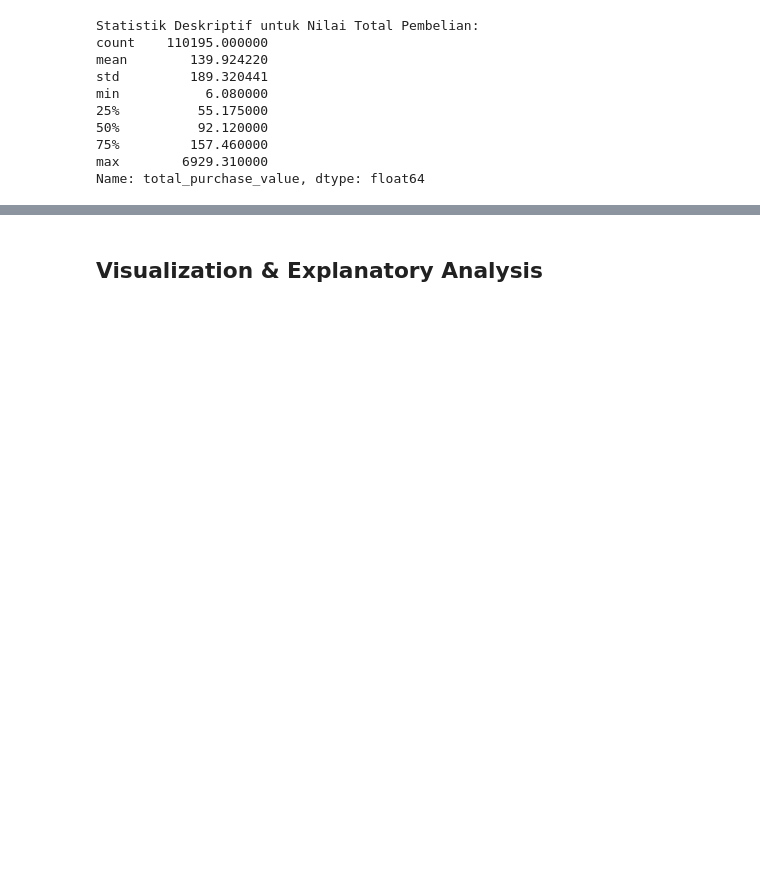
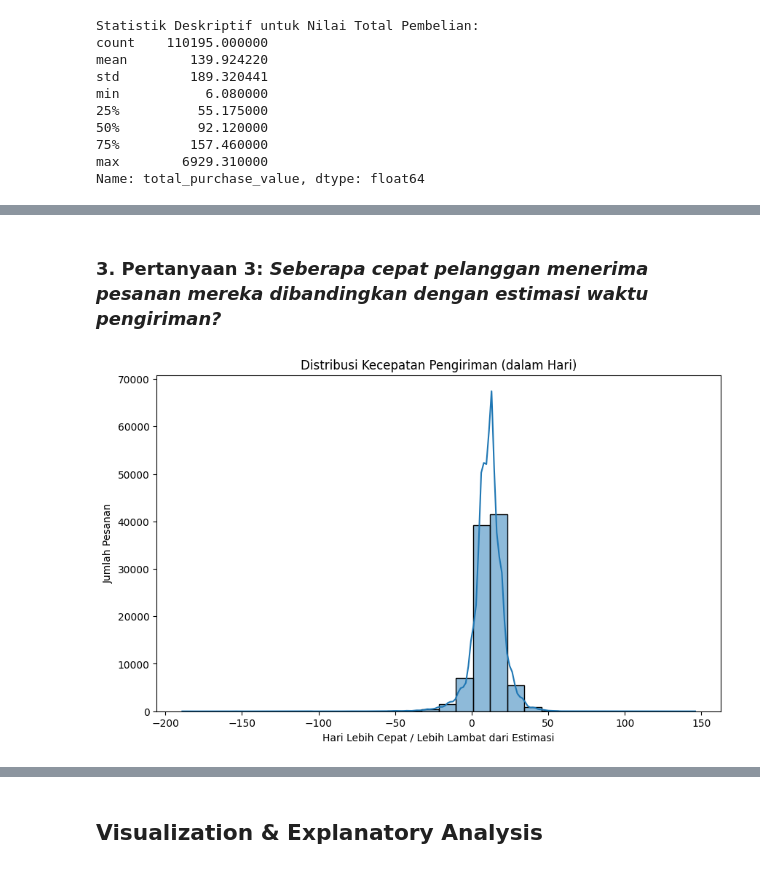
Before and after one commit to LatiefDataVisionary/data-analysis-dicoding-projects, a Jupyter notebook: Proyek_Analisis_Data.ipynb, the cells around one changed output, grey strips where cells are left out. Drawn from its saved outputs; the diff is of its cells as text; code cells hidden in the pictures; blank space fills up the shorter version.

```diff
--- a/Proyek_Analisis_Data.ipynb
+++ b/Proyek_Analisis_Data.ipynb
@@ -369,0 +485,19 @@ print(correlation)
+# %% [markdown]
+### **3. Pertanyaan 3:** *Seberapa cepat pelanggan menerima pesanan mereka dibandingkan dengan estimasi waktu pengiriman?*
+# %%
+# Pastikan kolom tanggal dalam format datetime
+orders_data['order_estimated_delivery_date'] = pd.to_datetime(orders_data['order_estimated_delivery_date'])
+orders_data['order_delivered_customer_date'] = pd.to_datetime(orders_data['order_delivered_customer_date'])
+
+# Hitung perbedaan hari antara tanggal pengiriman estimasi dan tanggal pengiriman aktual
+orders_data['delivery_difference'] = (orders_data['order_estimated_delivery_date'] - orders_data['order_delivered_customer_date']).dt.days
+# %%
+# Visualisasi distribusi perbedaan waktu pengiriman
+plt.figure(figsize=(10, 6))
+sns.histplot(orders_data['delivery_difference'], bins=30, kde=True)
+plt.title('Distribusi Kecepatan Pengiriman (dalam Hari)')
+plt.xlabel('Hari Lebih Cepat / Lebih Lambat dari Estimasi')
+plt.ylabel('Jumlah Pesanan')
+plt.show()
+# %% [output]
+[figure, added]
```
Also changed, not shown: parts of 18 cells of this notebook.
